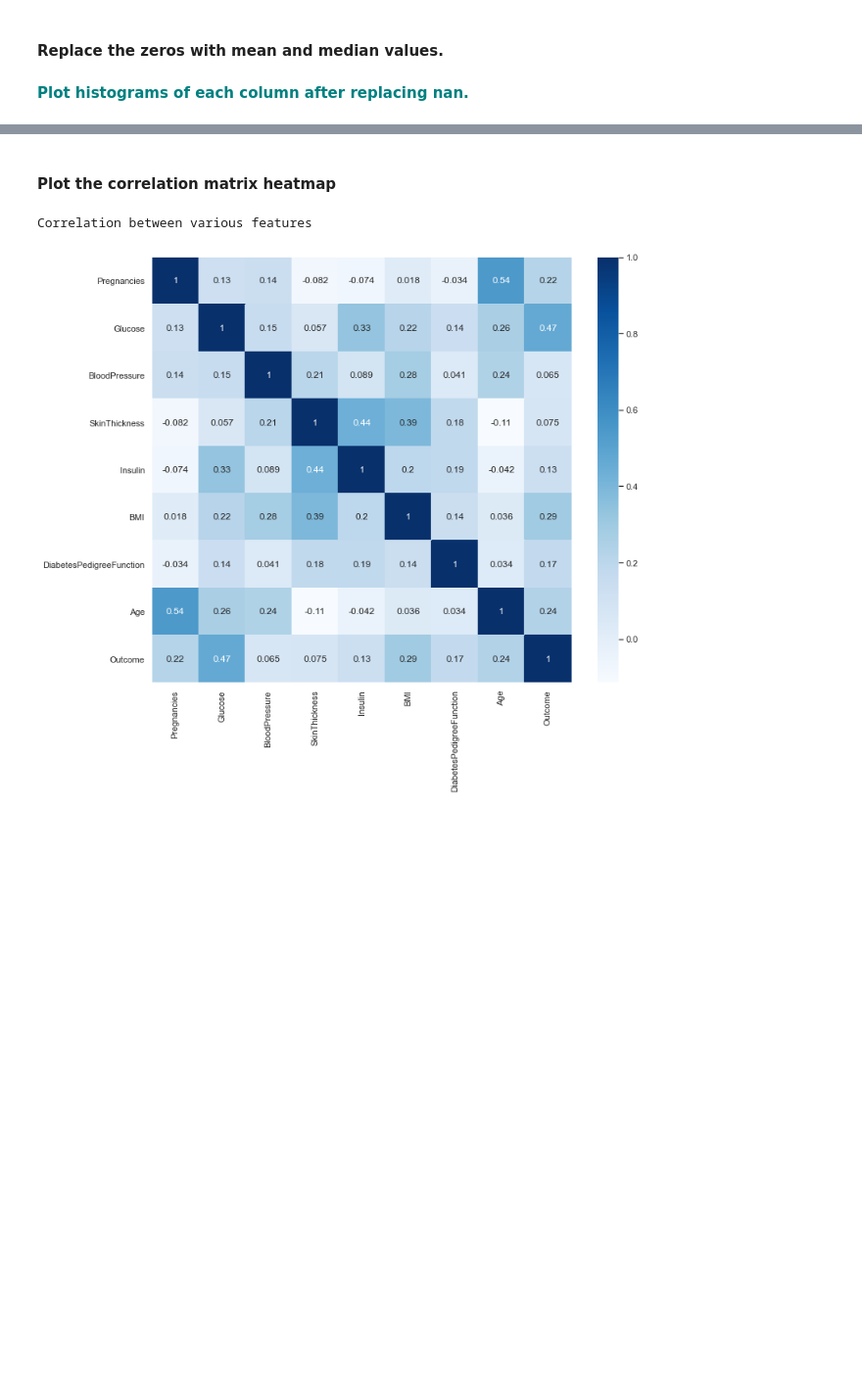
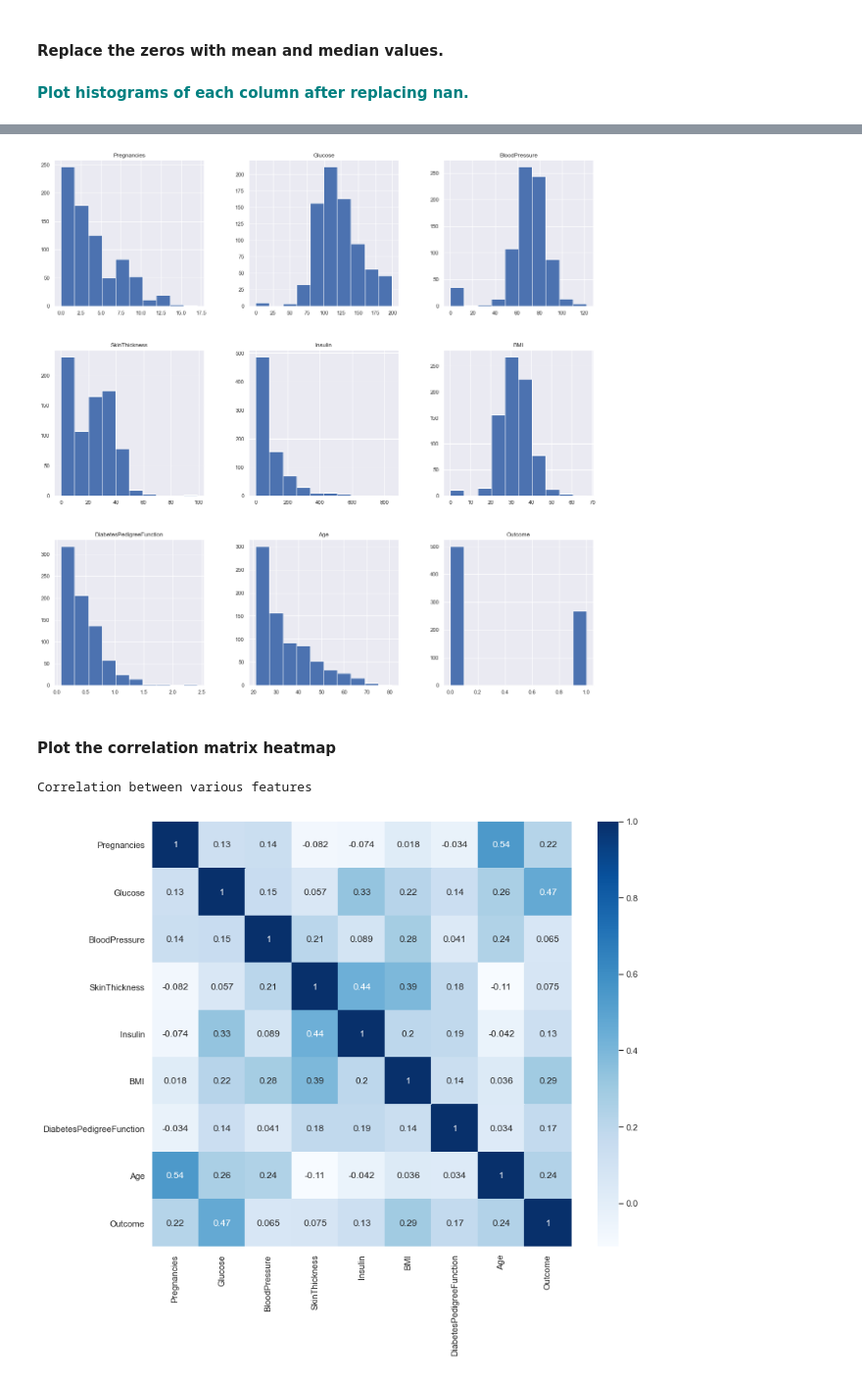
Before and after one commit to jikhangir97/Springboard, a Jupyter notebook: GridSearchKNN Case Study/GridSearchKNN_Case_Study.ipynb, the cells around one changed output, grey strips where cells are left out. Shown at 98% size. Drawn from its saved outputs; the diff is of its cells as text; code cells hidden in the pictures; blank space fills up the shorter version.

```diff
--- a/GridSearchKNN Case Study/GridSearchKNN_Case_Study.ipynb
+++ b/GridSearchKNN Case Study/GridSearchKNN_Case_Study.ipynb
@@ -139,3 +105,7 @@ for triaxis in axes:
+# %%
+p = diabetes_data.hist(figsize =(20,20))
+# %% [output]
+[figure, added]
 # %% [markdown]
 #### Plot the correlation matrix heatmap
 # %%
```
Also changed, not shown: parts of 3 cells of this notebook.
